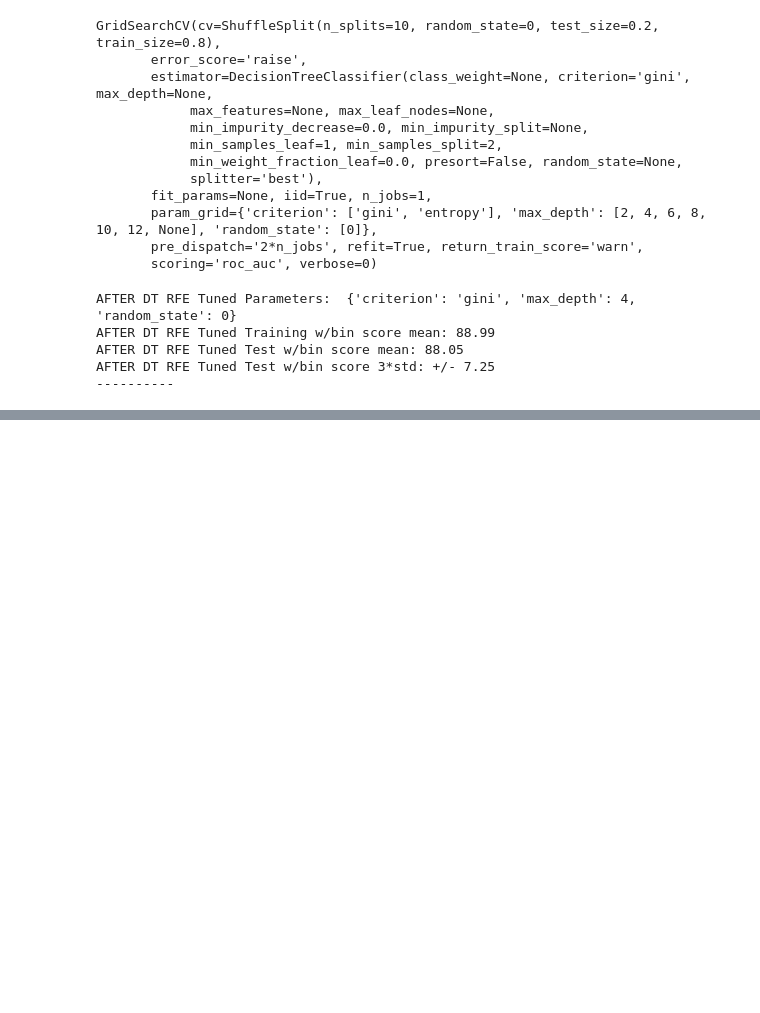
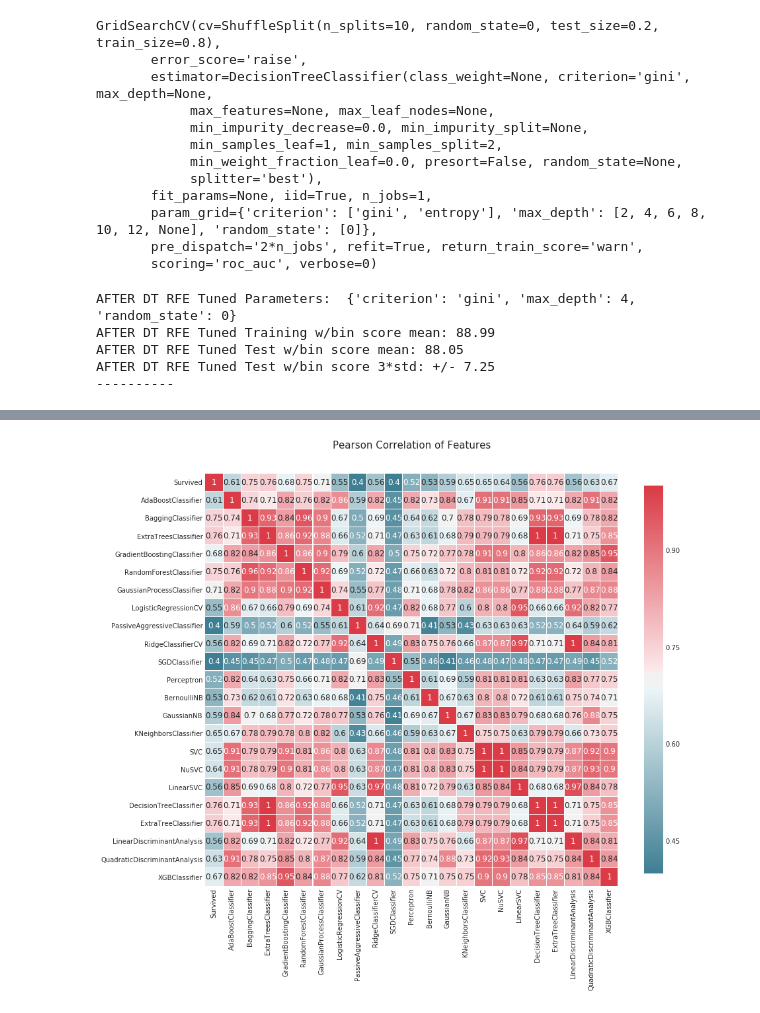
Before and after one commit to anshulrai/Kaggle-Challenges, a Jupyter notebook: Titanic/Titanic.ipynb, the cells around one changed output, grey strips where cells are left out. Saved outputs shown, nothing was run; the diff lists cells and outputs as text; code cells hidden in the pictures; blank space fills up the shorter version.

```diff
--- a/Titanic/Titanic.ipynb
+++ b/Titanic/Titanic.ipynb
@@ -649,0 +663,4 @@ graph
+# %%
+correlation_heatmap(MLA_predict)
+# %% [output]
+[figure, added]
```
Also changed, not shown: parts of 20 cells of this notebook, 1 other file.
